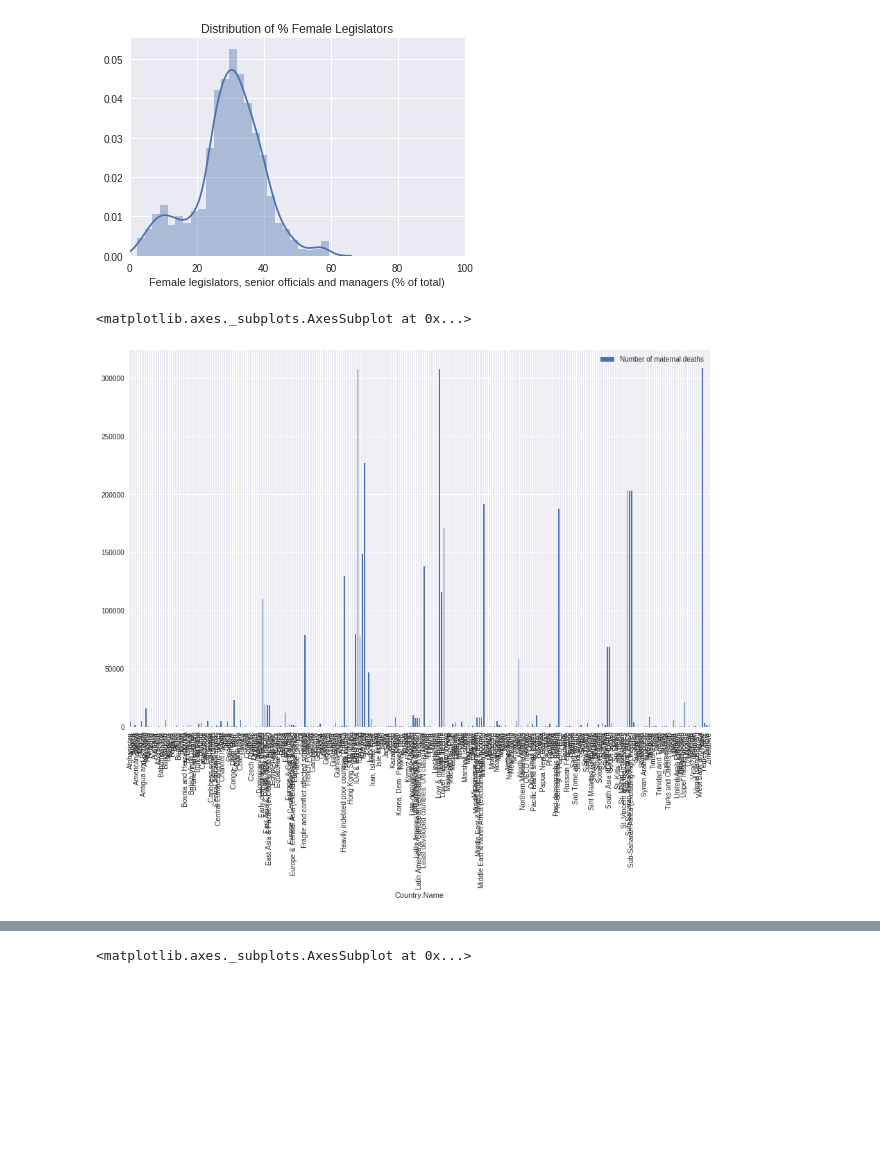
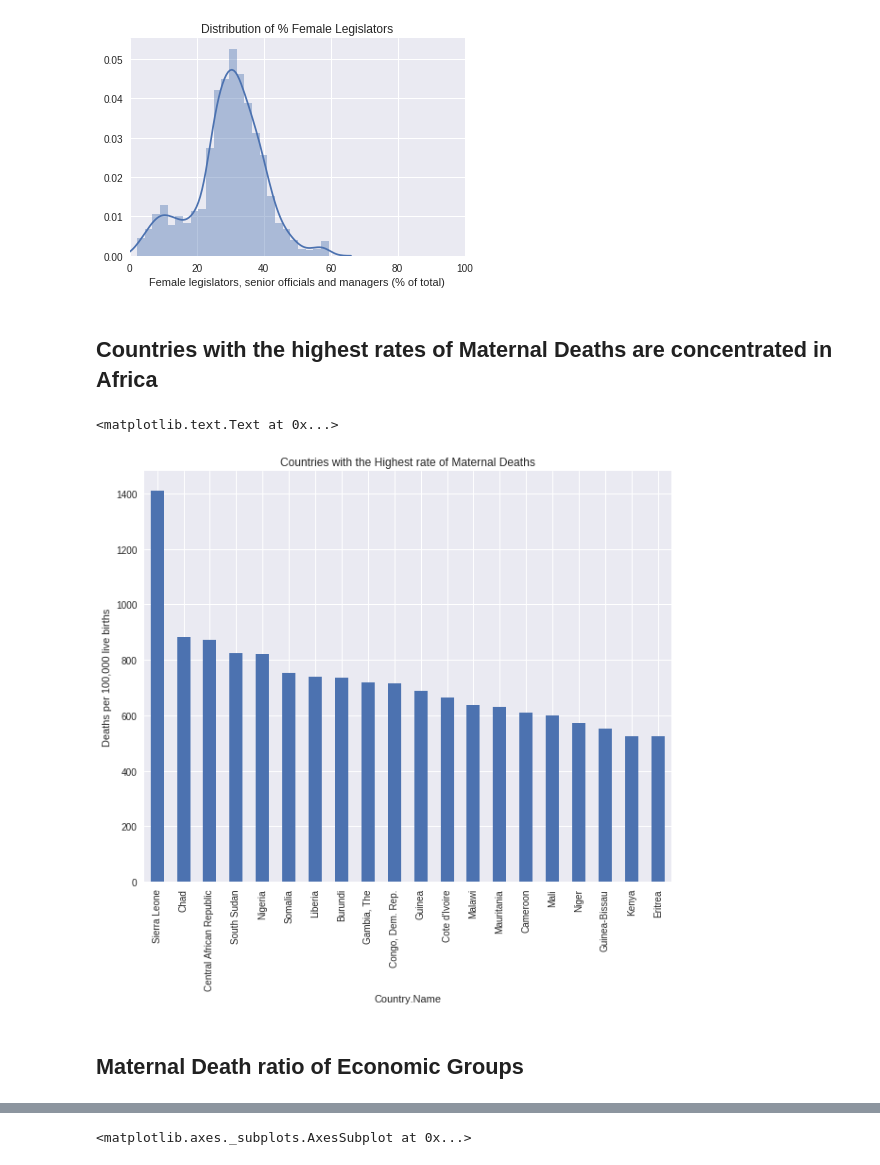
Before and after one commit to circushaase/Capstone-1_WorldBank_GenderData, a Jupyter notebook: Data_story.ipynb, the cells around one changed output, grey strips where cells are left out. Cells and saved outputs as stored; diff of their text form; code cells hidden in the pictures; blank space fills up the shorter version.

```diff
--- a/Data_story.ipynb
+++ b/Data_story.ipynb
@@ -43,12 +41,19 @@ legi.set(xlim=(0, 100))
 # %% [output]
 [(0, 100)]
 [figure]
-# %%
-#bar plot of Maternal deaths in 2014
-df2014.plot(x= 'Country.Name', y='Number of maternal deaths', kind = 'bar', figsize=(15,10))
-# %% [output]
-<matplotlib.axes._subplots.AxesSubplot at 0x...>
-[figure, removed]
+# %% [markdown]
+## Countries with the highest rates of Maternal Deaths are concentrated in Africa
+# %%
+#Find countries with the highest ratio of Materal Deaths in 2014
+countryindex= df2014[(df2014['Country.Name'] != 'Pre-demographic dividend') & (df2014['Country.Name'] != 'Sub-Saharan Africa') & (df2014['Country.Name'] != 'Sub-Saharan Africa (IDA & IBRD)') & (df2014['Country.Name'] != 'Sub-Saharan Africa (excluding high income)')]
+countryindex = countryindex.set_index(['Country.Name'])
+ax = countryindex['Maternal mortality ratio (modeled estimate, per 100,000 live births)'].sort_values(ascending = False).head(20).plot(kind ='bar', figsize=(10,8), title = 'Countries with the Highest rate of Maternal Deaths')
+ax.set_ylabel("Deaths per 100,000 live births")
+# %% [output]
+<matplotlib.text.Text at 0x...>
+[figure, added]
+# %% [markdown]
+## Maternal Death ratio of Economic Groups
 # %%
 #filter just to economic groups
 groups= df2014[(df2014['Country.Name'] =='Early-demographic dividend')|(df2014['Country.Name']=='Fragile and conflict affected situations')|(df2014['Country.Name']=='Heavily indebted poor countries (HIPC)')|(df2014['Country.Name']=='High Income')|(df2014['Country.Name']=='Late-demographic dividend')|(df2014['Country.Name']=='Least developed countries: UN classification')|(df2014['Country.Name']=='Low & middle income')|(df2014['Country.Name']=='Low income')|(df2014['Country.Name']=='Lower middle income')|(df2014['Country.Name']=='Lower middle income')|(df2014['Country.Name']== 'OECD members')|(df2014['Country.Name']== 'Post-demographic dividend')|(df2014['Country.Name']== 'Pre-demographic dividend')|(df2014['Country.Name']== 'Upper middle income')|(df2014['Country.Name']== 'World')]
```
Also changed, not shown: parts of 70 cells of this notebook.
